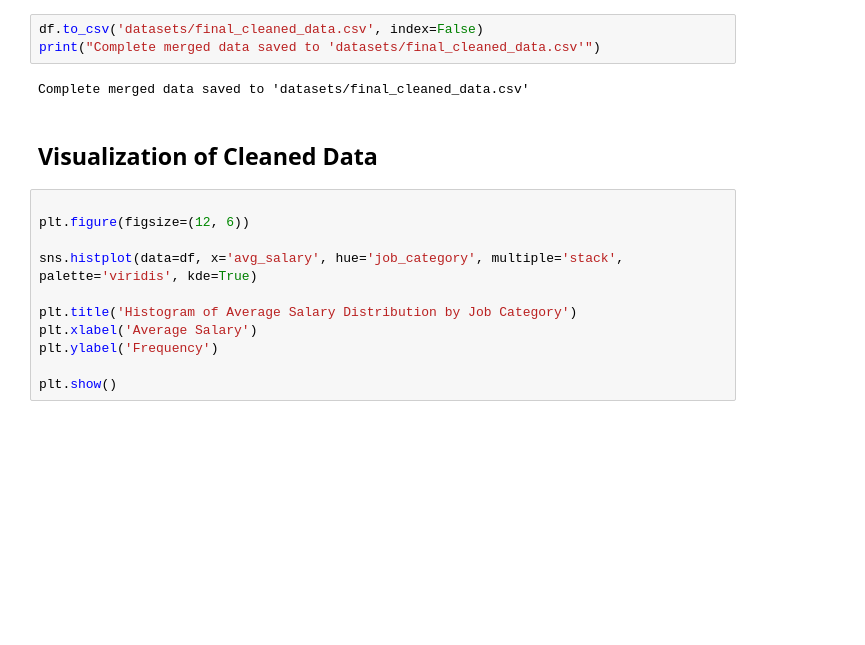
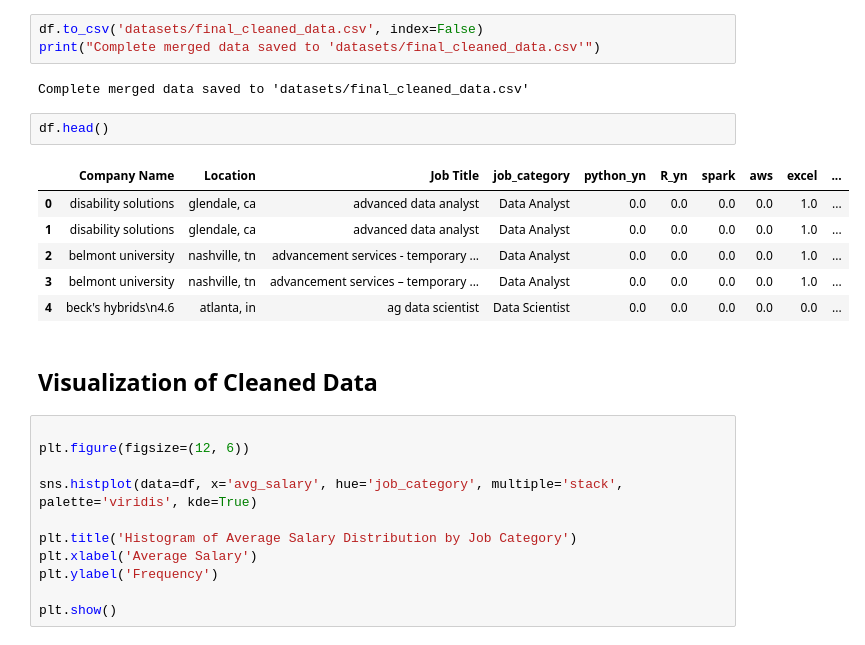
Before and after one commit to Shiva250503ss/Job_Trend_Analysis, a Jupyter notebook: data_gathering_cleaning_EDA.ipynb, the cells around one changed output. Drawn from its saved outputs; the diff is of its cells as text; blank space fills up the shorter version.

```diff
--- a/data_gathering_cleaning_EDA.ipynb
+++ b/data_gathering_cleaning_EDA.ipynb
@@ -282,6 +319,15 @@ df.to_csv('datasets/final_cleaned_data.csv', index=False)
 print("Complete merged data saved to 'datasets/final_cleaned_data.csv'")
 # %% [output]
 Complete merged data saved to 'datasets/final_cleaned_data.csv'
+# %%
+df.head()
+# %% [output]
+|  | Company Name | Location | Job Title | job_category | python_yn | R_yn | spark | aws | excel | ... |
+| 0 | disability solutions | glendale, ca | advanced data analyst | Data Analyst | 0.0 | 0.0 | 0.0 | 0.0 | 1.0 | ... |
+| 1 | disability solutions | glendale, ca | advanced data analyst | Data Analyst | 0.0 | 0.0 | 0.0 | 0.0 | 1.0 | ... |
+| 2 | belmont university | nashville, tn | advancement services - temporary ... | Data Analyst | 0.0 | 0.0 | 0.0 | 0.0 | 1.0 | ... |
+| 3 | belmont university | nashville, tn | advancement services – temporary ... | Data Analyst | 0.0 | 0.0 | 0.0 | 0.0 | 1.0 | ... |
+| 4 | beck's hybrids\n4.6 | atlanta, in | ag data scientist | Data Scientist | 0.0 | 0.0 | 0.0 | 0.0 | 0.0 | ... |
 # %% [markdown]
 ## Visualization of Cleaned Data
 # %%
```
Also changed, not shown: parts of 10 cells of this notebook, 7 other files.
